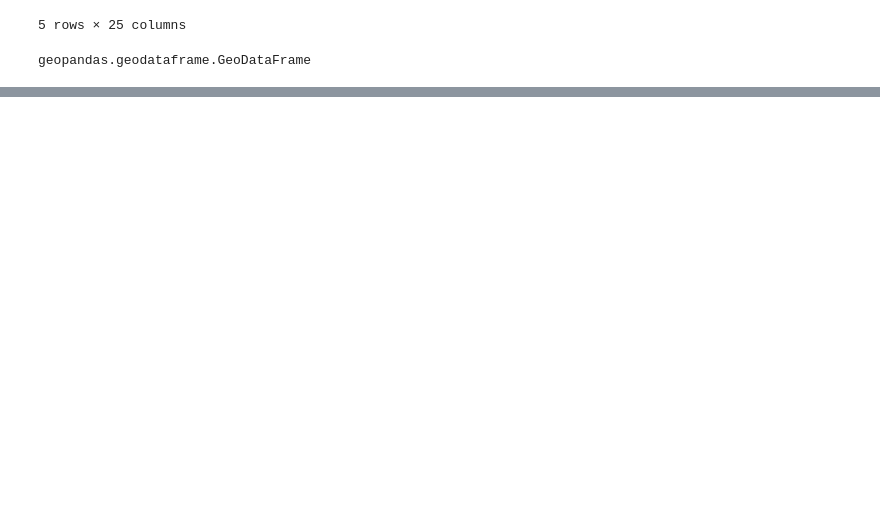
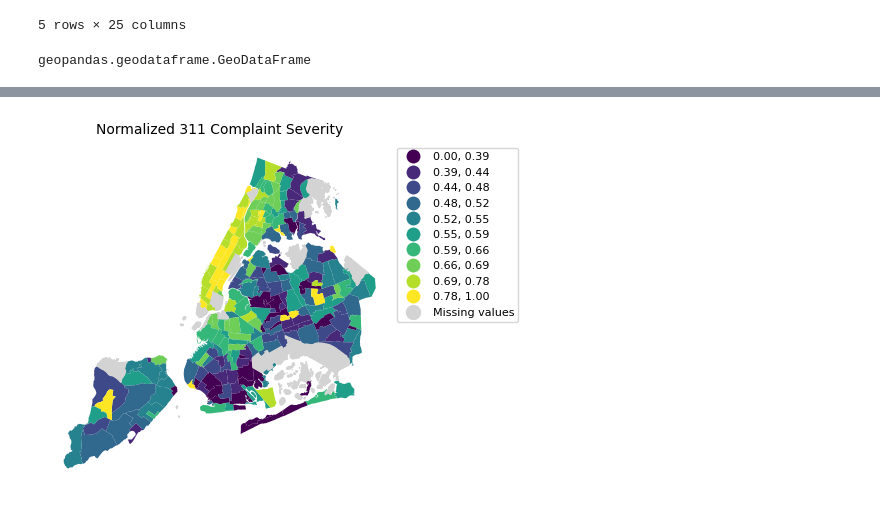
Before and after one commit to emj1020/311_sentiment_analysis, a Jupyter notebook: Scripts/descriptive_analysis.ipynb, the cells around one changed output, grey strips where cells are left out. Cells and saved outputs as stored; diff of their text form; code cells hidden in the pictures; blank space fills up the shorter version.

```diff
--- a/Scripts/descriptive_analysis.ipynb
+++ b/Scripts/descriptive_analysis.ipynb
@@ -163,0 +185,15 @@ plt.show()
+# %%
+fig,ax = plt.subplots(figsize = (5,5))
+nta_merge.plot(column = 'norm_compound_score',ax = ax,legend=True,k = 10, scheme = 'Quantiles',
+                   missing_kwds={"color": "lightgrey", ## what to do with missing values
+                                 "edgecolor": "lightgrey",
+                                 "hatch": "///",
+                                 "label": "Missing values",}
+                  ,legend_kwds={'bbox_to_anchor': (1, 1),'loc': 'upper left','fontsize':8})
+ax.axis('off')
+ax.set_title('Normalized 311 Complaint Severity',fontsize = 10)
+fig.tight_layout()
+plt.savefig('../Outputs/normalize_compsev_spatial_graphs.png', bbox_inches='tight')
+plt.show()
+# %% [output]
+[figure, added]
```
Also changed, not shown: parts of 7 cells of this notebook, 6 other files.
